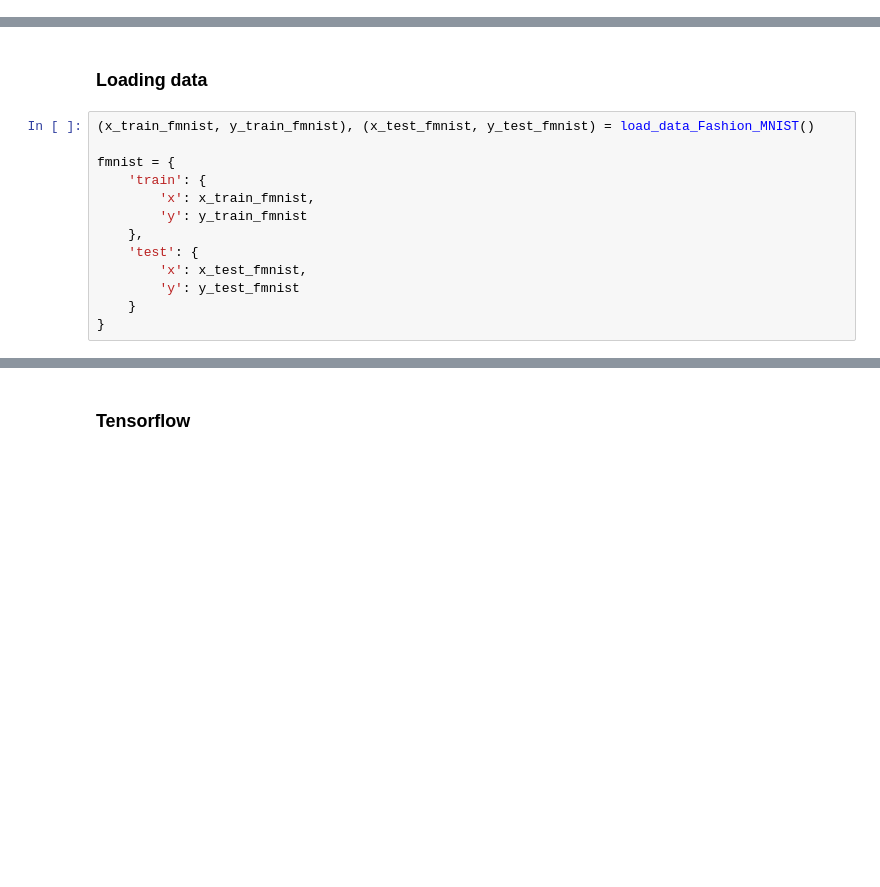
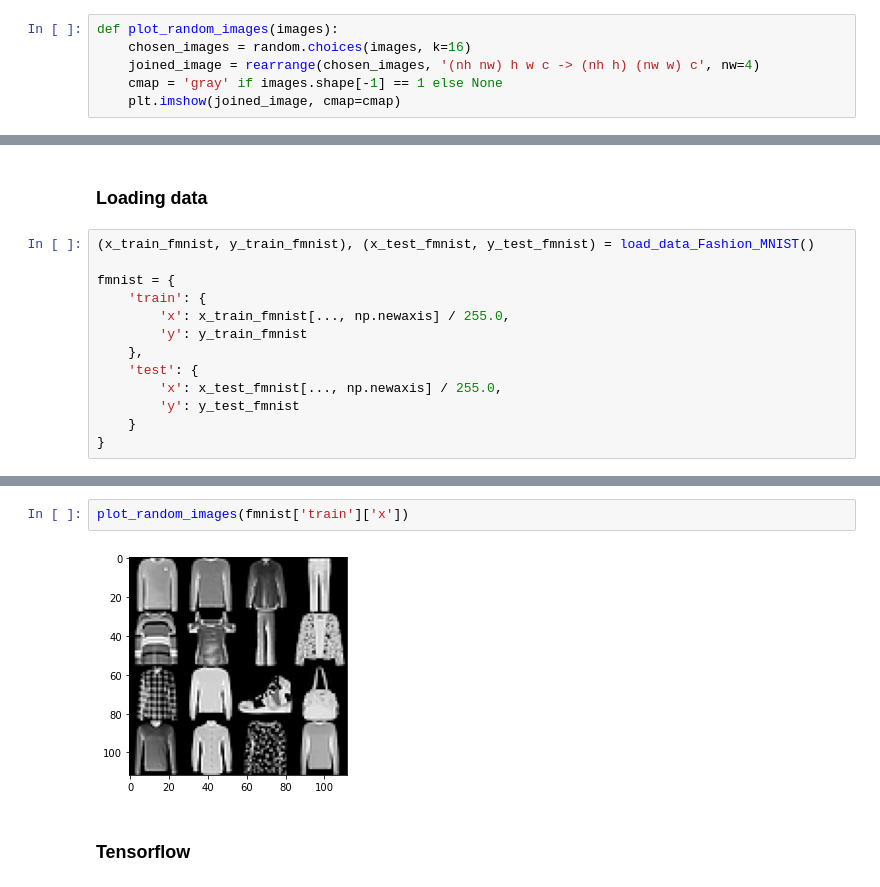
Before and after one commit to klima7/CNN-From-Scratch, a Jupyter notebook: dataset_test.ipynb, the cells around one changed output, grey strips where cells are left out. Cells and saved outputs as stored; diff of their text form; blank space fills up the shorter version.

Commit message:
Add plotting images from datasets

```diff
--- a/dataset_test.ipynb
+++ b/dataset_test.ipynb
@@ -18,3 +31,9 @@ from nn.network import NeuralNetwork, MulticlassNNClassifier
+# %%
+def plot_random_images(images):
+    chosen_images = random.choices(images, k=16)
+    joined_image = rearrange(chosen_images, '(nh nw) h w c -> (nh h) (nw w) c', nw=4)
+    cmap = 'gray' if images.shape[-1] == 1 else None
+    plt.imshow(joined_image, cmap=cmap)
 # %% [markdown]
 ## Fashion MNIST
 # %% [markdown]
@@ -24,11 +43,11 @@ from nn.network import NeuralNetwork, MulticlassNNClassifier
 
 fmnist = {
     'train': {
-        'x': x_train_fmnist,
+        'x': x_train_fmnist[..., np.newaxis] / 255.0,
         'y': y_train_fmnist
     },
     'test': {
-        'x': x_test_fmnist,
+        'x': x_test_fmnist[..., np.newaxis] / 255.0,
         'y': y_test_fmnist
     }
 }
@@ -35,3 +61,7 @@ fmnist = {
+# %%
+plot_random_images(fmnist['train']['x'])
+# %% [output]
+[figure, added]
 # %% [markdown]
 ### Tensorflow
 # %% [markdown]
```
Also changed, not shown: parts of 10 cells of this notebook.
